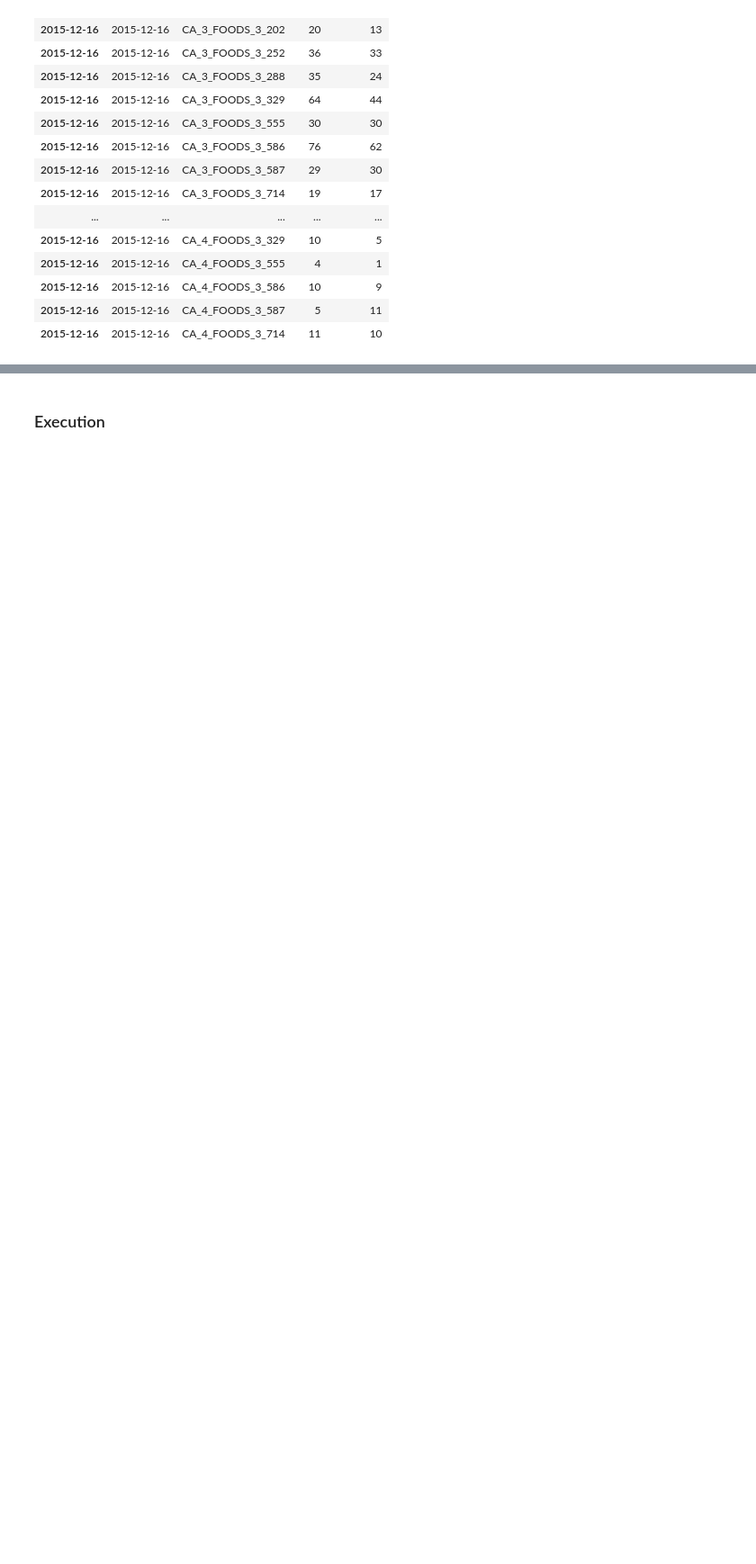
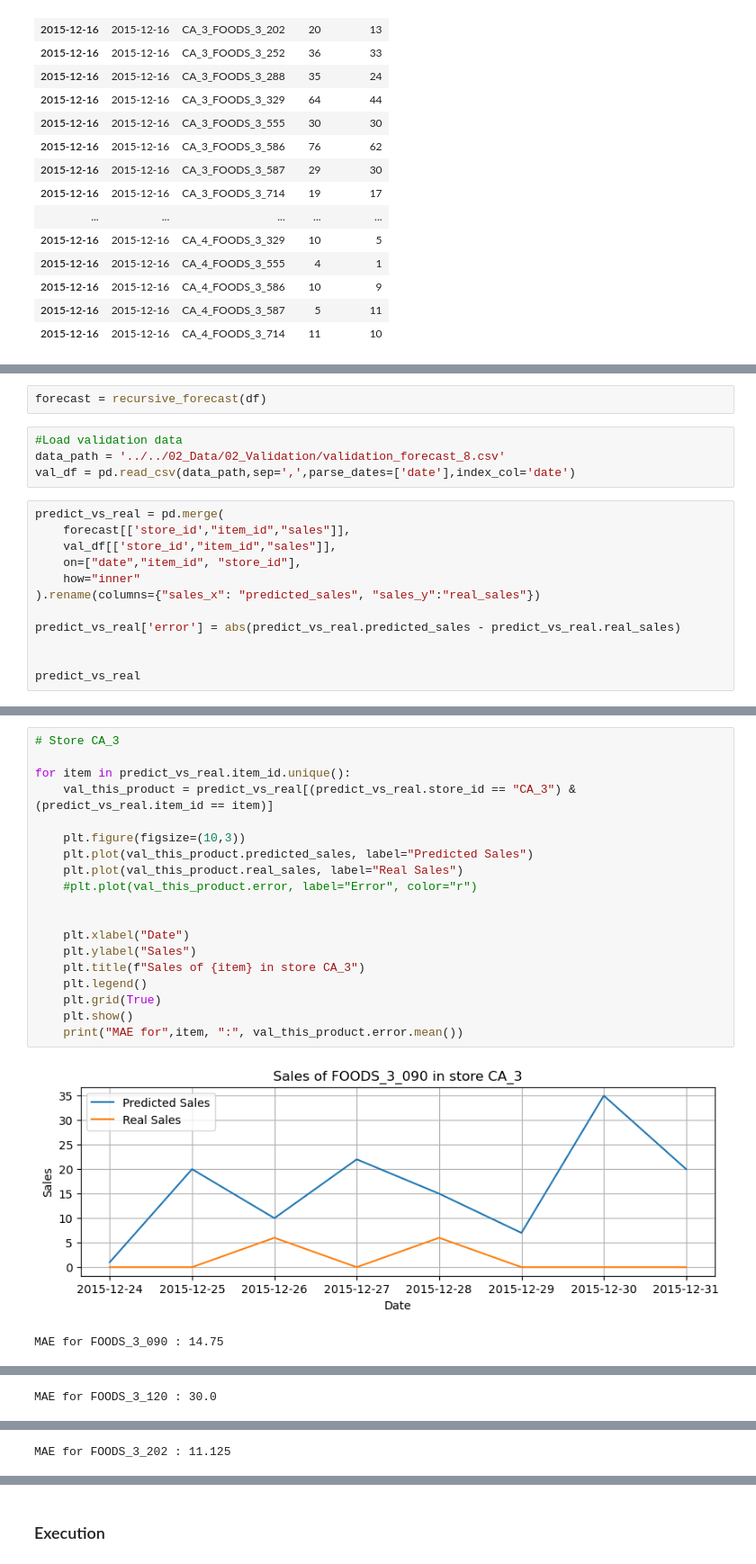
Before and after one commit to adrianriverof/Retail-Sales-Forecasting, a Jupyter notebook: 03_Notebooks/02_Development/07_Preparing_production_code.ipynb, the cells around one changed output, grey strips where cells are left out. Shown at 90% size. Drawn from its saved outputs; the diff is of its cells as text; blank space fills up the shorter version.

Commit message:
feat(preproduction): evaluate the 8 day sales forecasting

```diff
--- a/03_Notebooks/02_Development/07_Preparing_production_code.ipynb
+++ b/03_Notebooks/02_Development/07_Preparing_production_code.ipynb
@@ -521,0 +560,18 @@ MAE =  5.2
+# %%
+forecast = recursive_forecast(df)
+# %%
+#Load validation data
+data_path = '../../02_Data/02_Validation/validation_forecast_8.csv'
+val_df = pd.read_csv(data_path,sep=',',parse_dates=['date'],index_col='date')
+# %%
+predict_vs_real = pd.merge(
+    forecast[['store_id',"item_id","sales"]],
+    val_df[['store_id',"item_id","sales"]],
+    on=["date","item_id", "store_id"],
+    how="inner"
+).rename(columns={"sales_x": "predicted_sales", "sales_y":"real_sales"})
+
+predict_vs_real['error'] = abs(predict_vs_real.predicted_sales - predict_vs_real.real_sales)
+
+
+predict_vs_real
@@ -521,0 +599,22 @@ MAE =  5.2
+# %%
+# Store CA_3
+
+for item in predict_vs_real.item_id.unique():
+    val_this_product = predict_vs_real[(predict_vs_real.store_id == "CA_3") & (predict_vs_real.item_id == item)]
+
+    plt.figure(figsize=(10,3))
+    plt.plot(val_this_product.predicted_sales, label="Predicted Sales")
+    plt.plot(val_this_product.real_sales, label="Real Sales")
+    #plt.plot(val_this_product.error, label="Error", color="r")
+
+
+    plt.xlabel("Date")
+    plt.ylabel("Sales")
+    plt.title(f"Sales of {item} in store CA_3")
+    plt.legend()
+    plt.grid(True)
+    plt.show()
+    print("MAE for",item, ":", val_this_product.error.mean())
+# %% [output]
+[figure, added]
+MAE for FOODS_3_090 : 14.75
@@ -521,0 +622 @@ MAE =  5.2
+MAE for FOODS_3_120 : 30.0
@@ -521,0 +624 @@ MAE =  5.2
+MAE for FOODS_3_202 : 11.125
```
Also changed, not shown: parts of 7 cells of this notebook.
